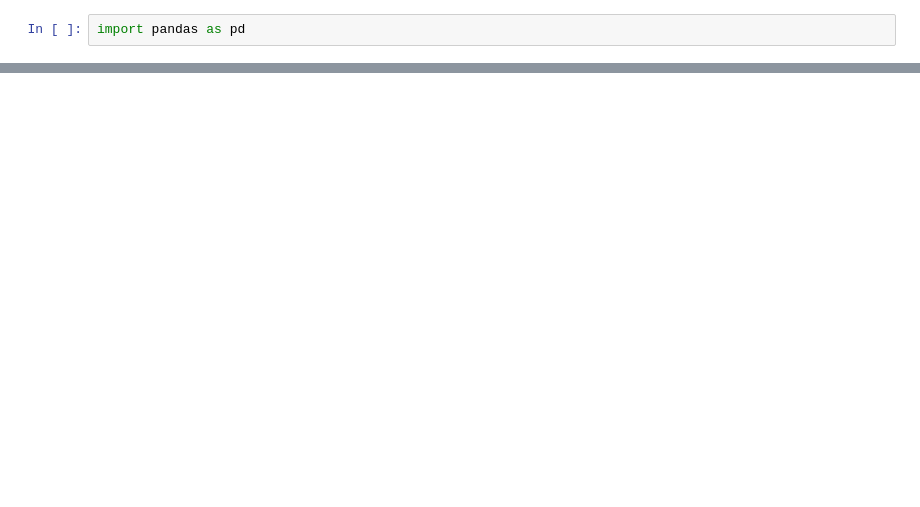
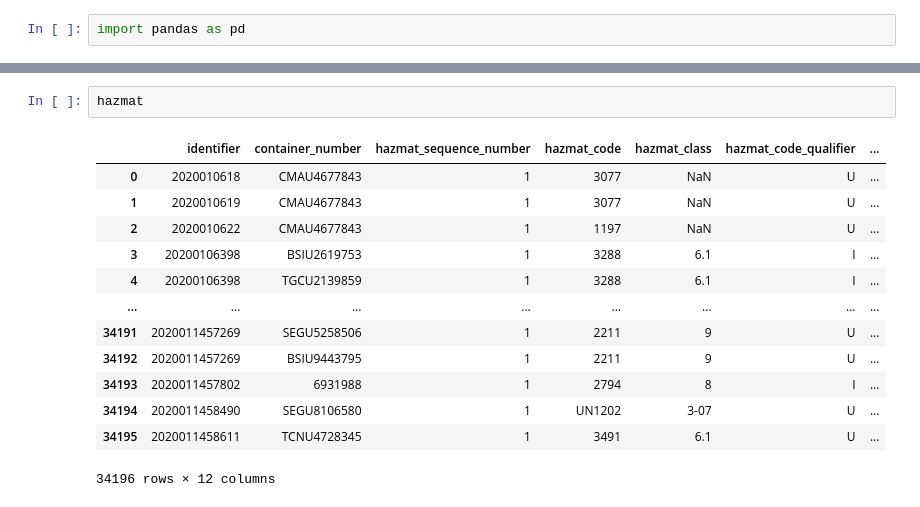
Before and after one commit to jackyho112/area-deprivation-data-pipelines, a Jupyter notebook: notebook/exploration.ipynb, the cells around one changed output, grey strips where cells are left out. Drawn from its saved outputs; the diff is of its cells as text; blank space fills up the shorter version.

```diff
--- a/notebook/exploration.ipynb
+++ b/notebook/exploration.ipynb
@@ -114,0 +294,16 @@ tariff.head()
+# %%
+hazmat
+# %% [output]
+|  | identifier | container_number | hazmat_sequence_number | hazmat_code | hazmat_class | hazmat_code_qualifier | ... |
+| 0 | 2020010618 | CMAU4677843 | 1 | 3077 | NaN | U | ... |
+| 1 | 2020010619 | CMAU4677843 | 1 | 3077 | NaN | U | ... |
+| 2 | 2020010622 | CMAU4677843 | 1 | 1197 | NaN | U | ... |
+| 3 | 20200106398 | BSIU2619753 | 1 | 3288 | 6.1 | I | ... |
+| 4 | 20200106398 | TGCU2139859 | 1 | 3288 | 6.1 | I | ... |
+| ... | ... | ... | ... | ... | ... | ... | ... |
+| 34191 | 2020011457269 | SEGU5258506 | 1 | 2211 | 9 | U | ... |
+| 34192 | 2020011457269 | BSIU9443795 | 1 | 2211 | 9 | U | ... |
+| 34193 | 2020011457802 | 6931988 | 1 | 2794 | 8 | I | ... |
+| 34194 | 2020011458490 | SEGU8106580 | 1 | UN1202 | 3-07 | U | ... |
+| 34195 | 2020011458611 | TCNU4728345 | 1 | 3491 | 6.1 | U | ... |
+34196 rows × 12 columns
```
Also changed, not shown: parts of 56 cells of this notebook.
